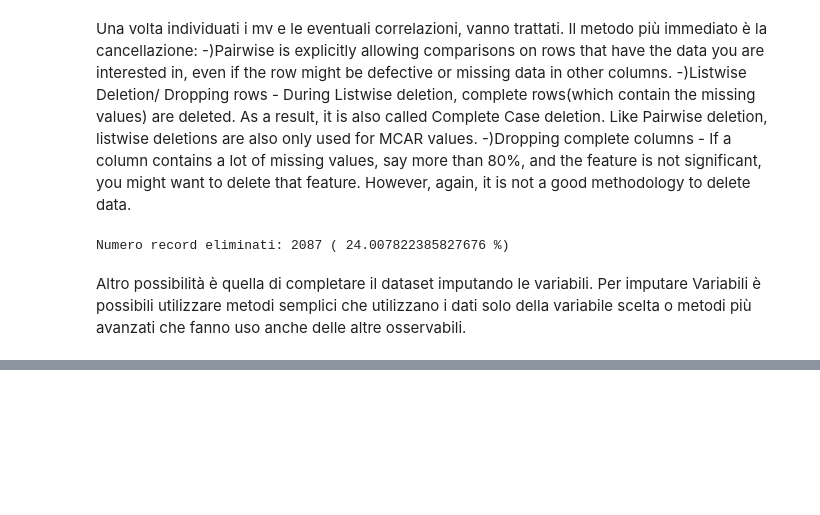
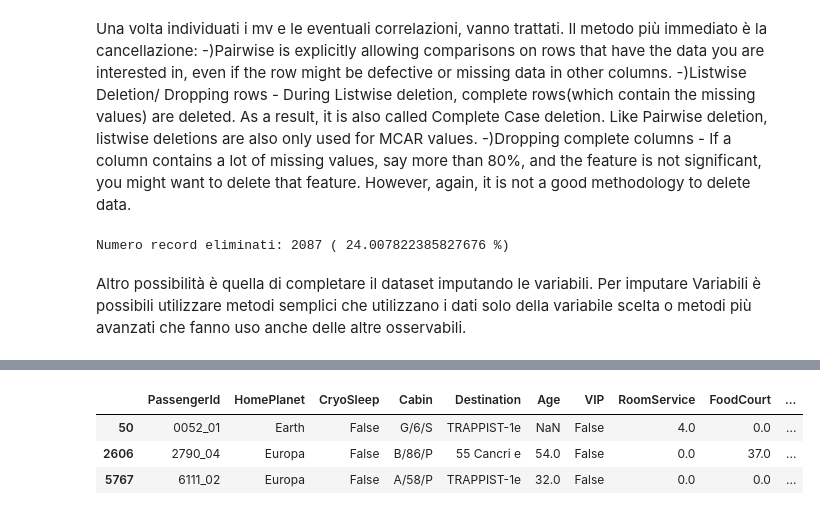
Before and after one commit to gfbip/Kaggle-Competitions, a Jupyter notebook: SpaceTitanic/Exploratory.ipynb, the cells around one changed output, grey strips where cells are left out. Drawn from its saved outputs; the diff is of its cells as text; code cells hidden in the pictures; blank space fills up the shorter version.

```diff
--- a/SpaceTitanic/Exploratory.ipynb
+++ b/SpaceTitanic/Exploratory.ipynb
@@ -197,0 +252,7 @@ train_3 = train_mode.copy()
+# %%
+df_train.loc[[50,2606,5767]]
+# %% [output]
+|  | PassengerId | HomePlanet | CryoSleep | Cabin | Destination | Age | VIP | RoomService | FoodCourt | ... |
+| 50 | 0052_01 | Earth | False | G/6/S | TRAPPIST-1e | NaN | False | 4.0 | 0.0 | ... |
+| 2606 | 2790_04 | Europa | False | B/86/P | 55 Cancri e | 54.0 | False | 0.0 | 37.0 | ... |
+| 5767 | 6111_02 | Europa | False | A/58/P | TRAPPIST-1e | 32.0 | False | 0.0 | 0.0 | ... |
```
Also changed, not shown: parts of 9 cells of this notebook.
